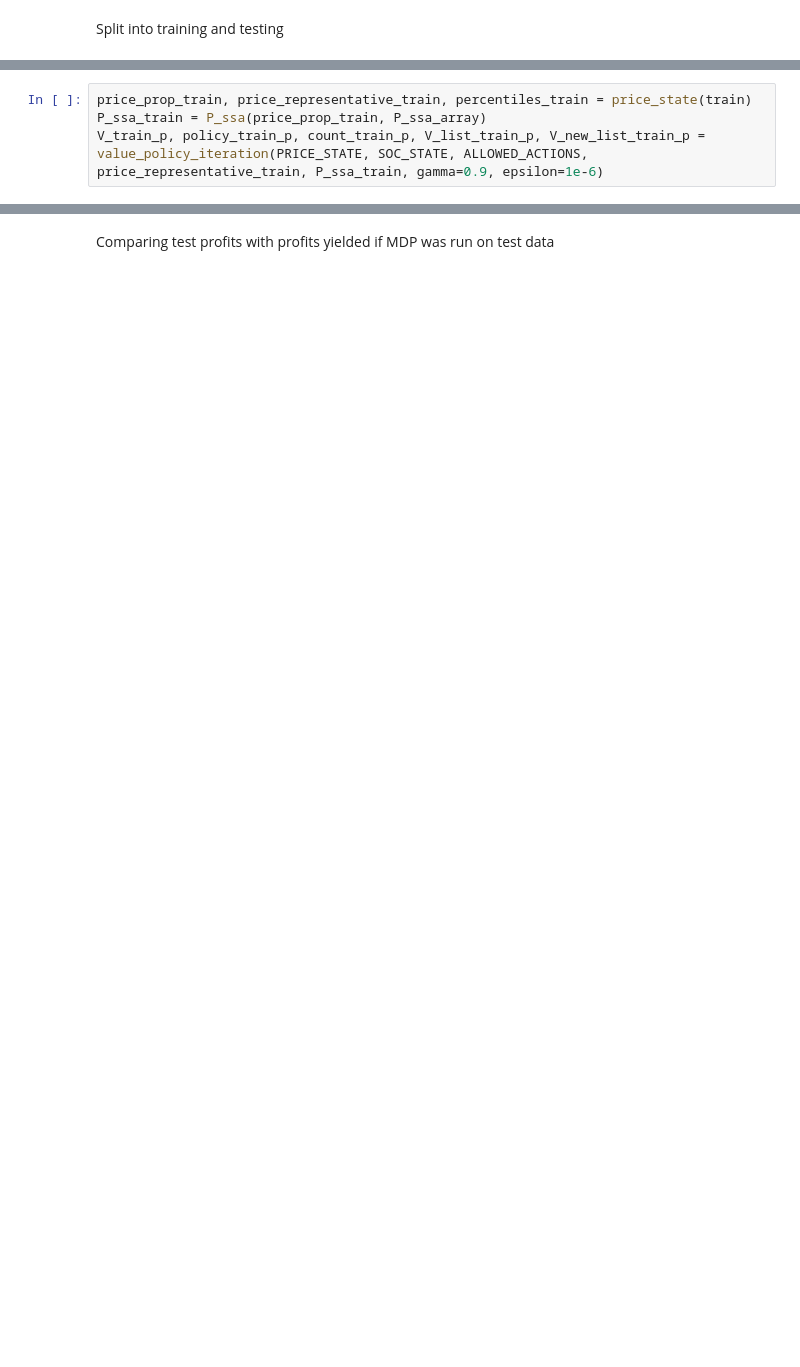
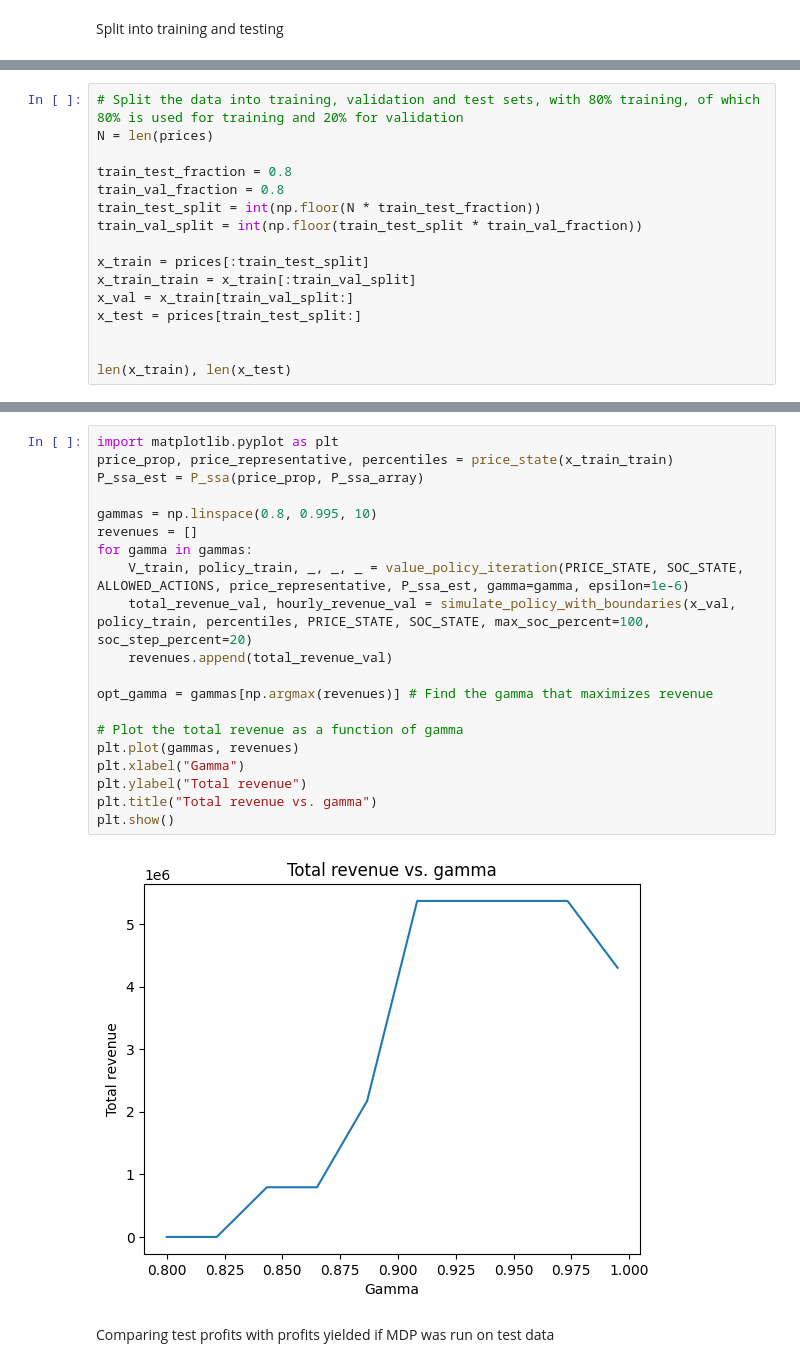
Before and after one commit to JacobSkaarup/46765_assignment3, a Jupyter notebook: main.ipynb, the cells around one changed output, grey strips where cells are left out. Cells and saved outputs as stored; diff of their text form; blank space fills up the shorter version.

```diff
--- a/main.ipynb
+++ b/main.ipynb
@@ -279,4 +151,0 @@ Running training data
-# %%
-price_prop_train, price_representative_train, percentiles_train = price_state(train)
-P_ssa_train = P_ssa(price_prop_train, P_ssa_array)
-V_train_p, policy_train_p, count_train_p, V_list_train_p, V_new_list_train_p = value_policy_iteration(PRICE_STATE, SOC_STATE, ALLOWED_ACTIONS, price_representative_train, P_ssa_train, gamma=0.9, epsilon=1e-6)
@@ -295,0 +152,16 @@ Applying policy from MDP of training data to test data
+# %%
+# Split the data into training, validation and test sets, with 80% training, of which 80% is used for training and 20% for validation
+N = len(prices)
+
+train_test_fraction = 0.8
+train_val_fraction = 0.8
+train_test_split = int(np.floor(N * train_test_fraction))
+train_val_split = int(np.floor(train_test_split * train_val_fraction))
+
+x_train = prices[:train_test_split]
+x_train_train = x_train[:train_val_split]
+x_val = x_train[train_val_split:]
+x_test = prices[train_test_split:]
+
+
+len(x_train), len(x_test)
@@ -383,2 +244,24 @@ Hour 2000, Price: 855.22998, Price State: Higher, Action: Discharge, Profit: 652
+# %%
+import matplotlib.pyplot as plt
+price_prop, price_representative, percentiles = price_state(x_train_train)
+P_ssa_est = P_ssa(price_prop, P_ssa_array)
+
+gammas = np.linspace(0.8, 0.995, 10)
+revenues = []
+for gamma in gammas:
+    V_train, policy_train, _, _, _ = value_policy_iteration(PRICE_STATE, SOC_STATE, ALLOWED_ACTIONS, price_representative, P_ssa_est, gamma=gamma, epsilon=1e-6)
+    total_revenue_val, hourly_revenue_val = simulate_policy_with_boundaries(x_val, policy_train, percentiles, PRICE_STATE, SOC_STATE, max_soc_percent=100, soc_step_percent=20)
+    revenues.append(total_revenue_val)
+
+opt_gamma = gammas[np.argmax(revenues)] # Find the gamma that maximizes revenue
+
+# Plot the total revenue as a function of gamma
+plt.plot(gammas, revenues)
+plt.xlabel("Gamma")
+plt.ylabel("Total revenue")
+plt.title("Total revenue vs. gamma")
+plt.show()
+# %% [output]
+[figure, added]
 # %% [markdown]
 Comparing test profits with profits yielded if MDP was run on test data
```
Also changed, not shown: parts of 30 cells of this notebook.
